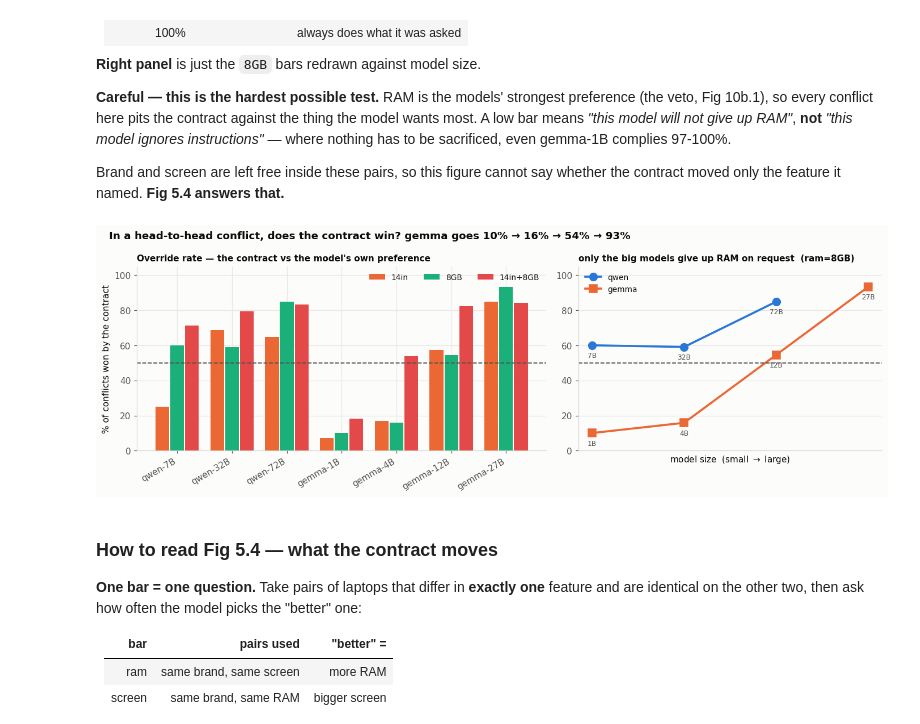
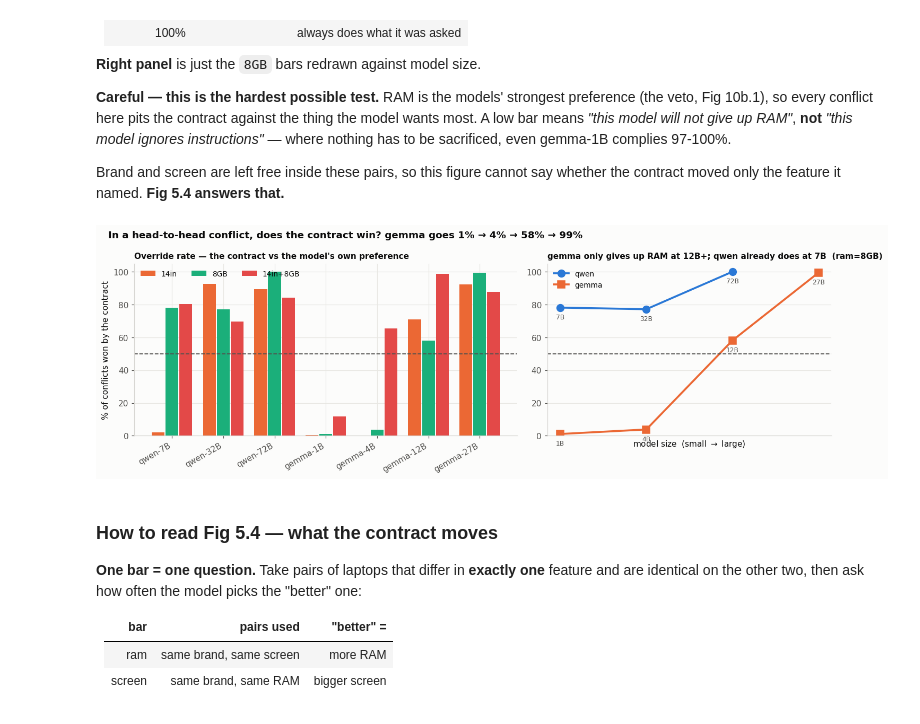
Before and after one commit to lotanamit5/WhatDoLLMsWant, a Jupyter notebook: Notebooks/figs4deck5.ipynb, the cells around one changed output. Drawn from its saved outputs; the diff is of its cells as text; code cells hidden in the pictures.

```diff
--- a/Notebooks/figs4deck5.ipynb
+++ b/Notebooks/figs4deck5.ipynb
@@ -354,10 +354,36 @@ def complies(d, con, side):
     return ok
 
 def winrate(d, mask, a_is_candidate):
+    """% of unordered pairs where the candidate wins - POSITION-CORRECTED.
+
+    CORRECTED 2026-08-12. The old version tested sign(score_a - score_b) on each
+    ordered row on its own, so it kept the positional bias gamma AND the constant
+    PMI offset C (= +2.25 to +10.50 depending on the model). Both move the decision
+    threshold off zero, so every adherence number below was wrong - by up to 33
+    points. Two models were reported at "50%" purely because they always answered
+    "option 2" whatever the content.
+
+    Every unordered pair appears twice, once in each slot order. Averaging the two
+    gives D = u(candidate) - u(other), because gamma enters with opposite signs:
+        candidate in slot A:   +m = u_c - u_o + gamma
+        candidate in slot B:   -m = u_c - u_o - gamma
+        mean                ->      u_c - u_o
+    D is therefore immune to gamma, to PMI, and to any other constant. This is a
+    post-processing fix - the scores.csv files are untouched.
+    See docs/progress.md 2026-08-12.
+    """
     if mask.sum() == 0:
         return np.nan
-    m, p = (d.score_a - d.score_b).values[mask], a_is_candidate[mask]
-    return 100 * float(np.mean(np.where(p, m > 0, m < 0)))
+    m = (d.score_a - d.score_b).values
+    A = (d.a_brand + "|" + d.a_screen + "|" + d.a_ram).values
+    B = (d.b_brand + "|" + d.b_screen + "|" + d.b_ram).values
+    first, second = np.where(A < B, A, B), np.where(A < B, B, A)
+    key = np.char.add(np.char.add(first.astype(str), "##" + second.astype(str)),
+                      "##" + d.template_idx.astype(str).values)
+    t = pd.DataFrame({"key": key, "v": np.where(a_is_candidate, m, -m)})[np.asarray(mask)]
+    g = t.groupby("key")["v"].agg(["mean", "size"])
+    g = g[g["size"] == 2]                 # keep only pairs seen in BOTH slot orders
+    return 100 * float((g["mean"] > 0).mean()) if len(g) else np.nan
 
 rows = []
 for fam, s in REAL:
@@ -380,36 +406,36 @@ for i, c in enumerate(cols[1:]):
     ax.bar(x + (i - 1) * .27, OVR[c], .25, label=c,
            color=[FEATURE_COLOR["screen"], FEATURE_COLOR["ram"], VIOLATE][i])
 ax.axhline(50, color=INK_MUTED, ls="--", lw=1.2)
 ax.set_xticks(x, OVR.model, rotation=30, ha="right")
 ax.set_ylim(0, 105)
 ax.set_ylabel("% of conflicts won by the contract")
 ax.set_title("Override rate — the contract vs the model's own preference",
              loc="left", fontweight="bold", fontsize=10)
 ax.legend(frameon=False, fontsize=9, ncol=3)
 
 ax = axes[1]
 for fam, mk_ in [("qwen", "o"), ("gemma", "s")]:
     ss = OVR[OVR.fam == fam].sort_values("size")
     ax.plot(range(len(ss)), ss["8GB"], "-" + mk_, color=FAM_COLOR[fam], lw=2.4, ms=9,
             label=fam)
     for i, (_, rr) in enumerate(ss.iterrows()):
         ax.annotate(f"{rr['size']:g}B", (i, rr["8GB"]), textcoords="offset points",
                     xytext=(0, -14), ha="center", fontsize=8, color=INK_MUTED)
 ax.axhline(50, color=INK_MUTED, ls="--", lw=1.2)
 ax.set_xticks([])
 ax.set_ylim(0, 105)
 ax.set_xlabel("model size  (small $\\rightarrow$ large)")
-ax.set_title("only the big models give up RAM on request  (ram=8GB)",
+ax.set_title("gemma only gives up RAM at 12B+; qwen already does at 7B  (ram=8GB)",
              loc="left", fontweight="bold", fontsize=10)
 ax.legend(frameon=False, fontsize=9)
 fig.suptitle("In a head-to-head conflict, does the contract win? "
-             "gemma goes 10% → 16% → 54% → 93%",
+             "gemma goes 1% → 4% → 58% → 99%",
              x=.02, ha="left", fontweight="bold")
 fig.tight_layout()
 save(fig, "s05_override")
 plt.show()
 # %% [output]
-[figure, old version]
+[figure, new version]
 # %% [markdown]
 ### How to read Fig 5.4 — what the contract moves
 
```
Also changed, not shown: parts of 10 cells of this notebook, 11 other files.
